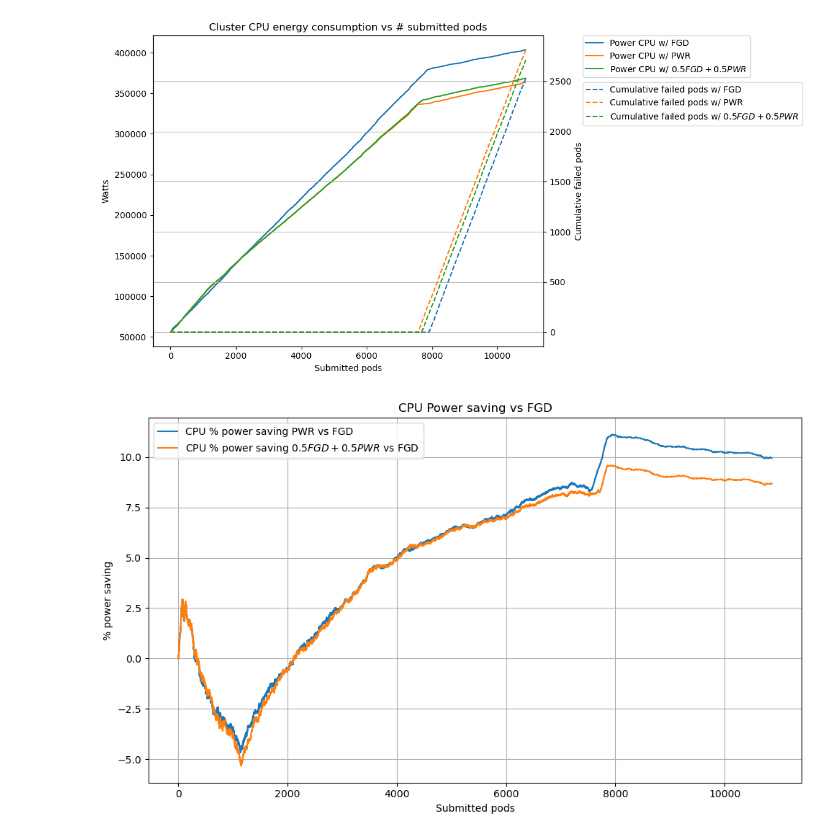
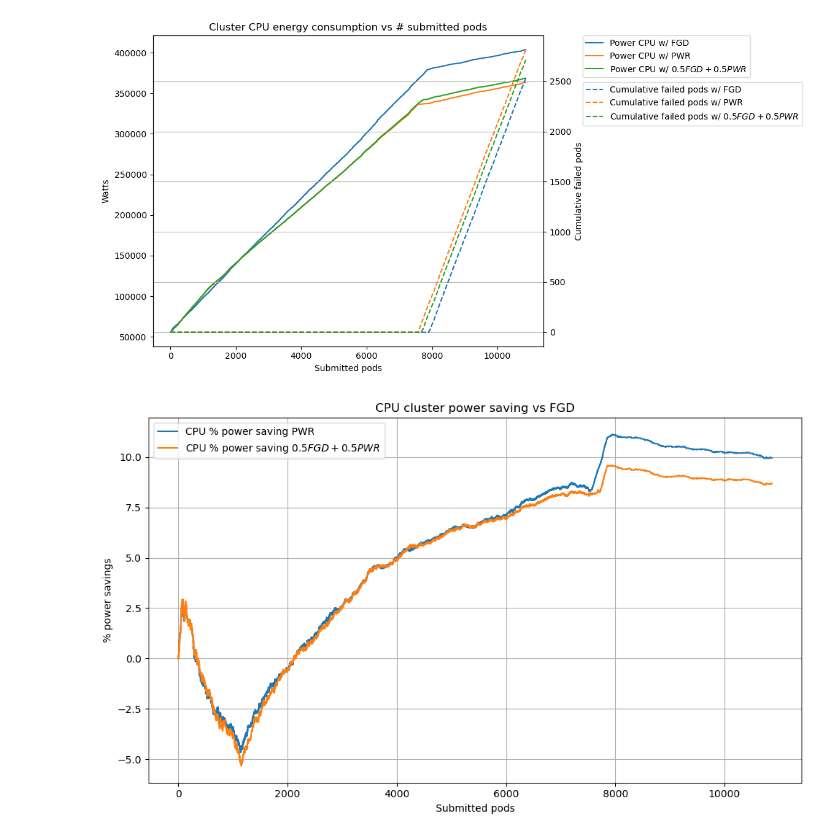
Before and after one commit to Fr4nz83/PWR-plugin-kubernetes, a Jupyter notebook: experiments/Simple power consumption analysis.ipynb, the cells around one changed output. Cells and saved outputs as stored; diff of their text form; code cells hidden in the pictures.

```diff
--- a/experiments/Simple power consumption analysis.ipynb
+++ b/experiments/Simple power consumption analysis.ipynb
@@ -195,21 +195,21 @@ plt.show()
 # %%
 df_fgd = df_pwr_dict['06-FGD']
 df_pwr = df_pwr_dict['07-PWR']
 df_mix = df_pwr_dict['08-MIX']
 
 # Plotting
 fig, ax1 = plt.subplots(figsize=(10, 6))
-ax1.plot(df_pwr.index, (df_fgd['power_cluster_CPU'] - df_pwr['power_cluster_CPU']) / df_fgd['power_cluster_CPU'] * 100, label='CPU % power saving PWR vs FGD')
-ax1.plot(df_mix.index, (df_fgd['power_cluster_CPU'] - df_mix['power_cluster_CPU']) / df_fgd['power_cluster_CPU'] * 100, label='CPU % power saving $0.5FGD + 0.5PWR$ vs FGD')
+ax1.plot(df_pwr.index, (df_fgd['power_cluster_CPU'] - df_pwr['power_cluster_CPU']) / df_fgd['power_cluster_CPU'] * 100, label='CPU % power saving PWR')
+ax1.plot(df_mix.index, (df_fgd['power_cluster_CPU'] - df_mix['power_cluster_CPU']) / df_fgd['power_cluster_CPU'] * 100, label='CPU % power saving $0.5FGD + 0.5PWR$')
 ax1.set_xlabel('Submitted pods')
-ax1.set_ylabel('% power saving')
+ax1.set_ylabel('% power savings')
 
 # Legends
 ax1.legend(loc='upper left')
 
-plt.title('CPU Power saving vs FGD')
+plt.title('CPU cluster power saving vs FGD')
 plt.grid(True)
 plt.tight_layout()
 plt.show()
 # %% [output]
-[figure, old version]
+[figure, new version]
```
Also changed, not shown: parts of 3 cells of this notebook, 1 other file.
